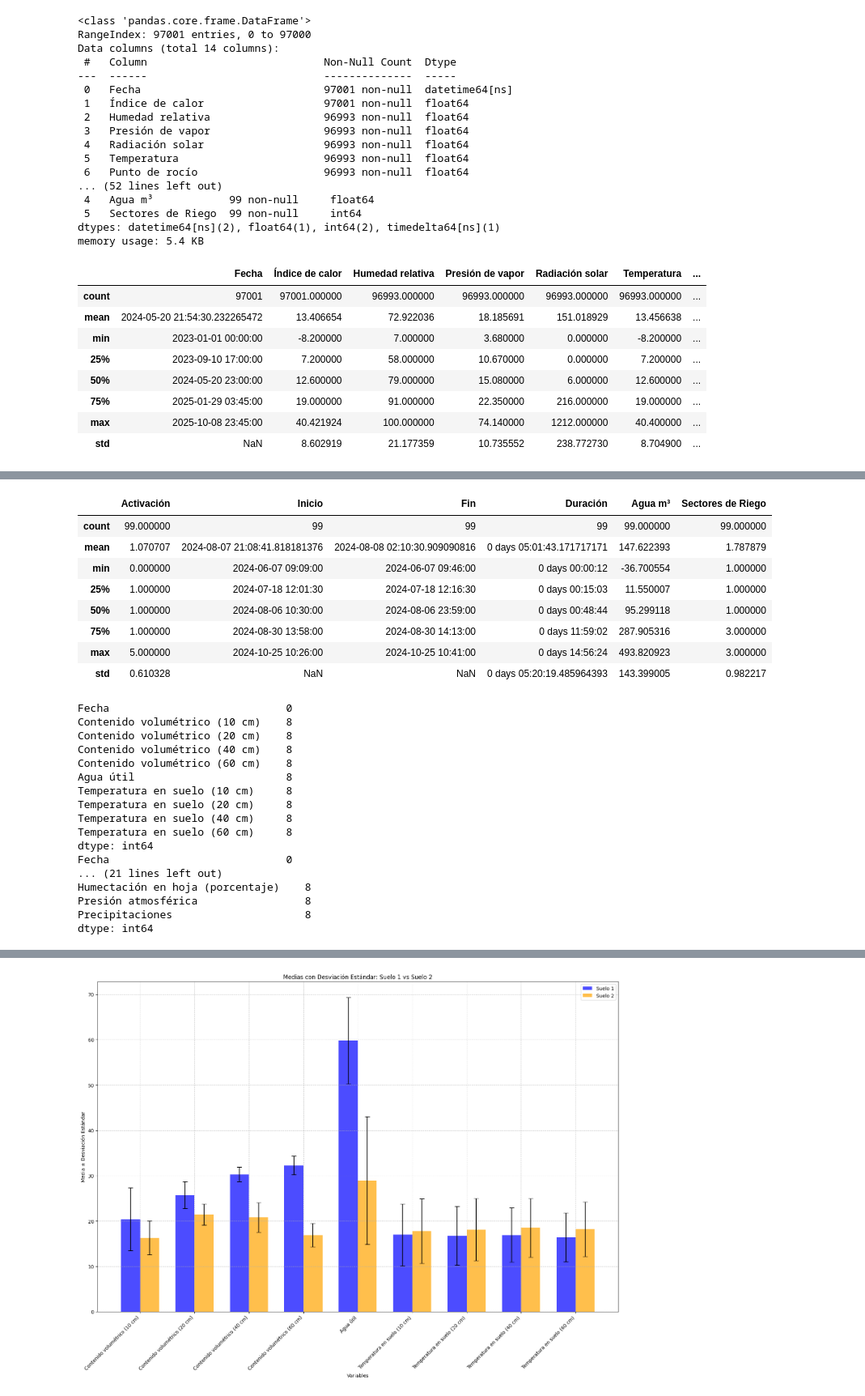
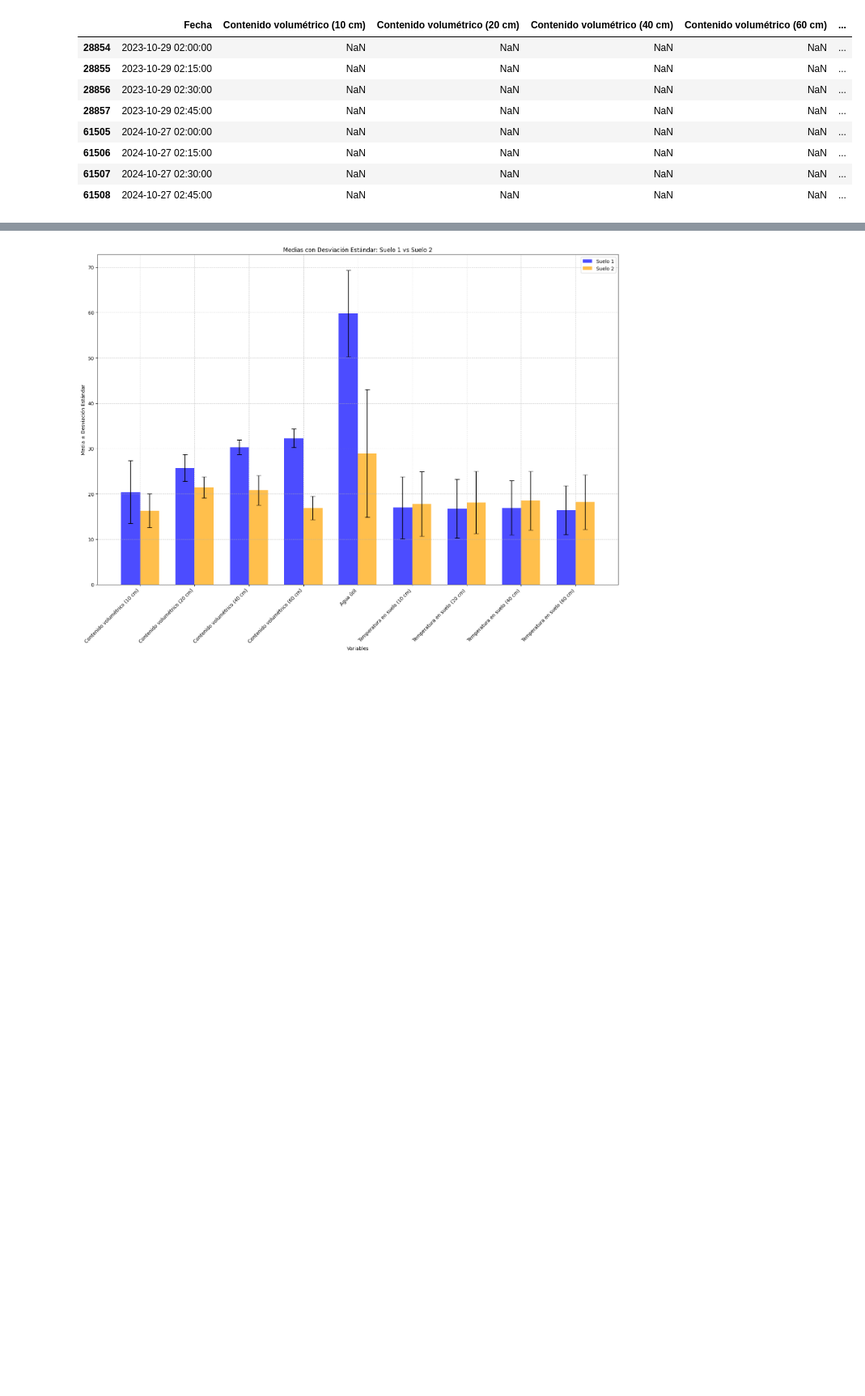
Before and after one commit to rodrigocastroviejo/Optimizacion-de-Riego-Deficitario-Controlado-en-cultivos-Le-osos-Mediante-Machine-Learning, a Jupyter notebook: model/EDA.ipynb, the cells around one changed output, grey strips where cells are left out. Shown at 81% size. Saved outputs shown, nothing was run; the diff lists cells and outputs as text; code cells hidden in the pictures; blank space fills up the shorter version.

```diff
--- a/model/EDA.ipynb
+++ b/model/EDA.ipynb
@@ -7,45 +92,15 @@ import numpy as np
 # %%
-climate_data.info()
-soil_mini1_data.info()
-soil_mini2_data.info()
-df_riego.info()
-
-display(climate_data.describe())
-display(soil_mini1_data.describe())
-display(soil_mini2_data.describe())
-display(df_riego.describe())
-
-nulos_por_columna = soil_mini1_data.isnull().sum()
-nulos_por_columna2 = soil_mini2_data.isnull().sum()
-nulos_por_columna3 = climate_data.isnull().sum()
-print(nulos_por_columna)
-print(nulos_por_columna2)
-print(nulos_por_columna3)
+display(soil_mini1_data[soil_mini1_data.isnull().any(axis=1)])
+display(soil_mini2_data[soil_mini2_data.isnull().any(axis=1)])
+display(climate_data[climate_data.isnull().any(axis=1)])
 # %% [output]
-<class 'pandas.core.frame.DataFrame'>
-RangeIndex: 97001 entries, 0 to 97000
-Data columns (total 14 columns):
- #   Column                            Non-Null Count  Dtype
----  ------                            --------------  -----
- 0   Fecha                             97001 non-null  datetime64[ns]
- 1   Índice de calor                   97001 non-null  float64
- 2   Humedad relativa                  96993 non-null  float64
- 3   Presión de vapor                  96993 non-null  float64
- 4   Radiación solar                   96993 non-null  float64
- 5   Temperatura                       96993 non-null  float64
- 6   Punto de rocío                    96993 non-null  float64
-... (52 lines left out)
- 4   Agua m³            99 non-null     float64
- 5   Sectores de Riego  99 non-null     int64
-dtypes: datetime64[ns](2), float64(1), int64(2), timedelta64[ns](1)
-memory usage: 5.4 KB
-|  | Fecha | Índice de calor | Humedad relativa | Presión de vapor | Radiación solar | Temperatura | ... |
-| count | 97001 | 97001.000000 | 96993.000000 | 96993.000000 | 96993.000000 | 96993.000000 | ... |
-| mean | 2024-05-20 21:54:30.232265472 | 13.406654 | 72.922036 | 18.185691 | 151.018929 | 13.456638 | ... |
-| min | 2023-01-01 00:00:00 | -8.200000 | 7.000000 | 3.680000 | 0.000000 | -8.200000 | ... |
-| 25% | 2023-09-10 17:00:00 | 7.200000 | 58.000000 | 10.670000 | 0.000000 | 7.200000 | ... |
-| 50% | 2024-05-20 23:00:00 | 12.600000 | 79.000000 | 15.080000 | 6.000000 | 12.600000 | ... |
-| 75% | 2025-01-29 03:45:00 | 19.000000 | 91.000000 | 22.350000 | 216.000000 | 19.000000 | ... |
-| max | 2025-10-08 23:45:00 | 40.421924 | 100.000000 | 74.140000 | 1212.000000 | 40.400000 | ... |
-| std | NaN | 8.602919 | 21.177359 | 10.735552 | 238.772730 | 8.704900 | ... |
+|  | Fecha | Contenido volumétrico (10 cm) | Contenido volumétrico (20 cm) | Contenido volumétrico (40 cm) | Contenido volumétrico (60 cm) | ... |
+| 28854 | 2023-10-29 02:00:00 | NaN | NaN | NaN | NaN | ... |
+| 28855 | 2023-10-29 02:15:00 | NaN | NaN | NaN | NaN | ... |
+| 28856 | 2023-10-29 02:30:00 | NaN | NaN | NaN | NaN | ... |
+| 28857 | 2023-10-29 02:45:00 | NaN | NaN | NaN | NaN | ... |
+| 61505 | 2024-10-27 02:00:00 | NaN | NaN | NaN | NaN | ... |
+| 61506 | 2024-10-27 02:15:00 | NaN | NaN | NaN | NaN | ... |
+| 61507 | 2024-10-27 02:30:00 | NaN | NaN | NaN | NaN | ... |
+| 61508 | 2024-10-27 02:45:00 | NaN | NaN | NaN | NaN | ... |
 |  | Fecha | Contenido volumétrico (10 cm) | Contenido volumétrico (20 cm) | Contenido volumétrico (40 cm) | Contenido volumétrico (60 cm) | ... |
@@ -69,26 +123,0 @@ memory usage: 5.4 KB
-|  | Activación | Inicio | Fin | Duración | Agua m³ | Sectores de Riego |
-| count | 99.000000 | 99 | 99 | 99 | 99.000000 | 99.000000 |
-| mean | 1.070707 | 2024-08-07 21:08:41.818181376 | 2024-08-08 02:10:30.909090816 | 0 days 05:01:43.171717171 | 147.622393 | 1.787879 |
-| min | 0.000000 | 2024-06-07 09:09:00 | 2024-06-07 09:46:00 | 0 days 00:00:12 | -36.700554 | 1.000000 |
-| 25% | 1.000000 | 2024-07-18 12:01:30 | 2024-07-18 12:16:30 | 0 days 00:15:03 | 11.550007 | 1.000000 |
-| 50% | 1.000000 | 2024-08-06 10:30:00 | 2024-08-06 23:59:00 | 0 days 00:48:44 | 95.299118 | 1.000000 |
-| 75% | 1.000000 | 2024-08-30 13:58:00 | 2024-08-30 14:13:00 | 0 days 11:59:02 | 287.905316 | 3.000000 |
-| max | 5.000000 | 2024-10-25 10:26:00 | 2024-10-25 10:41:00 | 0 days 14:56:24 | 493.820923 | 3.000000 |
-| std | 0.610328 | NaN | NaN | 0 days 05:20:19.485964393 | 143.399005 | 0.982217 |
-Fecha                            0
-Contenido volumétrico (10 cm)    8
-Contenido volumétrico (20 cm)    8
-Contenido volumétrico (40 cm)    8
-Contenido volumétrico (60 cm)    8
-Agua útil                        8
-Temperatura en suelo (10 cm)     8
-Temperatura en suelo (20 cm)     8
-Temperatura en suelo (40 cm)     8
-Temperatura en suelo (60 cm)     8
-dtype: int64
-Fecha                            0
-... (21 lines left out)
-Humectación en hoja (porcentaje)    8
-Presión atmosférica                 8
-Precipitaciones                     8
-dtype: int64
```
Also changed, not shown: parts of 13 cells of this notebook, 1 other file.
